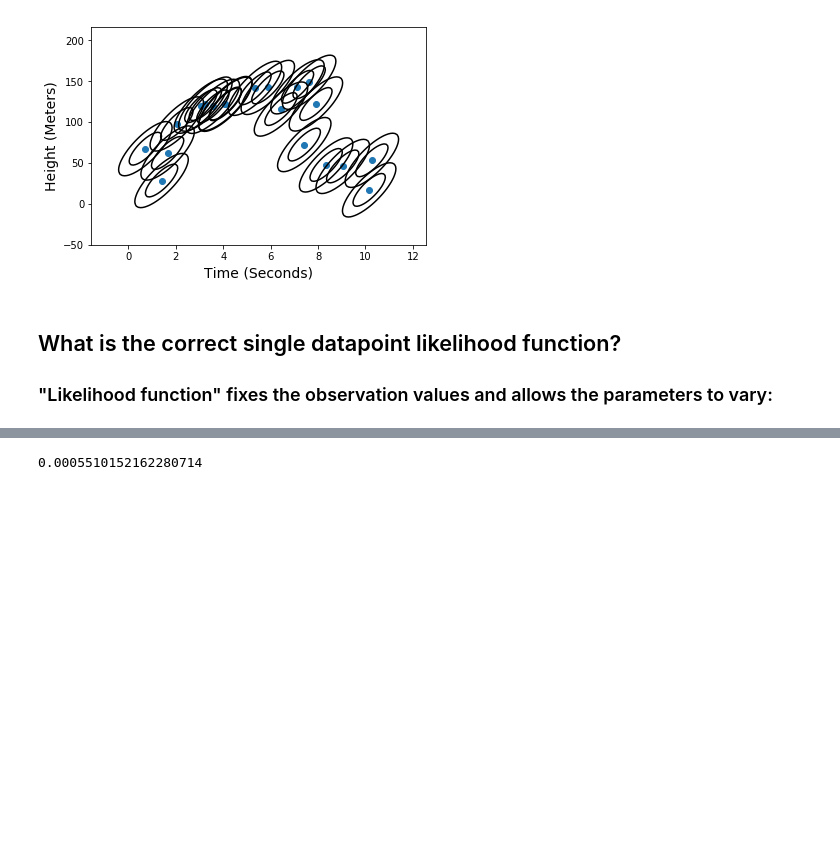
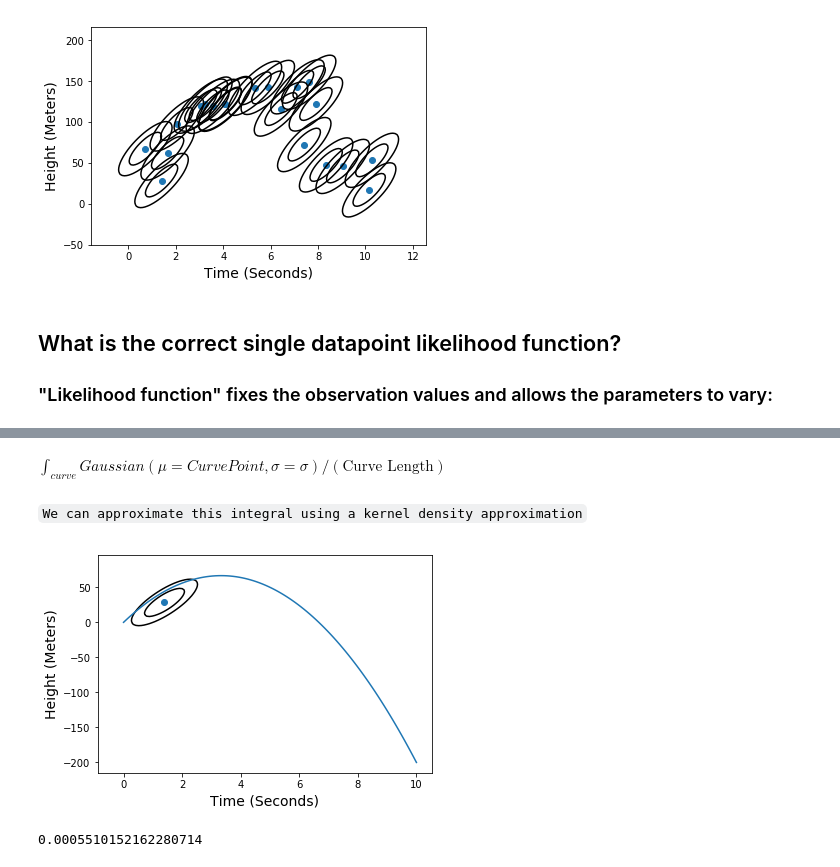
Before and after one commit to uofscphysics/STEM_Python_Course, a Jupyter notebook: Day_4/day_4_student_completed_workbook_likelihood_analysis.ipynb, the cells around one changed output, grey strips where cells are left out. Cells and saved outputs as stored; diff of their text form; code cells hidden in the pictures; blank space fills up the shorter version.

Commit message:
Adding content for publication
the more step by step kernel explantion is added

````diff
--- a/Day_4/day_4_student_completed_workbook_likelihood_analysis.ipynb
+++ b/Day_4/day_4_student_completed_workbook_likelihood_analysis.ipynb
@@ -368,3 +477,50 @@ plt.draw()
+# %% [markdown]
+$  \int_{curve} Gaussian( \mu = CurvePoint, \sigma = \sigma)  /  ( \text{Curve Length} ) $
+# %% [markdown]
+``` We can approximate this integral using a kernel density approximation ```
+# %%
+#PLOTS  (YOU DONT NEED THIS CODE)
+#Plot the data:
+plt.scatter(times_2d[0],heights_2d[0])
+for i in range(len(times_2d)):
+    np=numpy
+    mu = np.array([times_2d[i],heights_2d[i]])
+    cov = covariance_matrix
+    Function = generate_experiment_error_function(mu, cov)
+    xmin=-3*np.sqrt(covariance_matrix[0][0])+times_2d[i]
+    xmax=3*np.sqrt(covariance_matrix[0][0])+times_2d[i]
+    ymin=-3*np.sqrt(covariance_matrix[1][1])+heights_2d[i]
+    ymax=3*np.sqrt(covariance_matrix[1][1])+heights_2d[i]
+    X, Y = numpy.mgrid[xmin:xmax:50j, ymin:ymax:50j] #1000 x 1000 -> 1 million points
+    PointsToPlugIn = numpy.vstack([X.ravel(), Y.ravel()])
+    PointsToPlugInDataset = PointsToPlugIn.T
+    PlugInPointsCount = len(PointsToPlugInDataset)
+    FunctionResultValuesForGrid = numpy.zeros((PlugInPointsCount))
+    k = 0
+    while (k < PlugInPointsCount):
+        PointToPlugIn = PointsToPlugInDataset[k]
+        FunctionValueForPointToPlugIn = Function(PointToPlugIn)
+        FunctionResultValuesForGrid[k] = FunctionValueForPointToPlugIn
+        k = k + 1
+    Z = numpy.reshape(FunctionResultValuesForGrid, X.shape)
+    CS = plt.contour(X, Y, Z, 2,
+                             colors='k', # negative contours will be dashed by default
+                             )
+    break
+plt.xlabel('Time (Seconds)',fontsize=14)
+plt.ylabel('Height (Meters)',fontsize=14)
+
+
+
+#MODEL
+PointsToTry = numpy.linspace(0, 10, 100)
+ValuesWeGet =  my_model( v = 40, g = 12, t = PointsToTry)
+plt.plot(PointsToTry, ValuesWeGet)
+
+
+plt.draw()
+# %% [output]
+[figure, added]
 # %%
 def probability_of_single_measurement_2D(
     observed_time,
````
Also changed, not shown: parts of 11 cells of this notebook.
